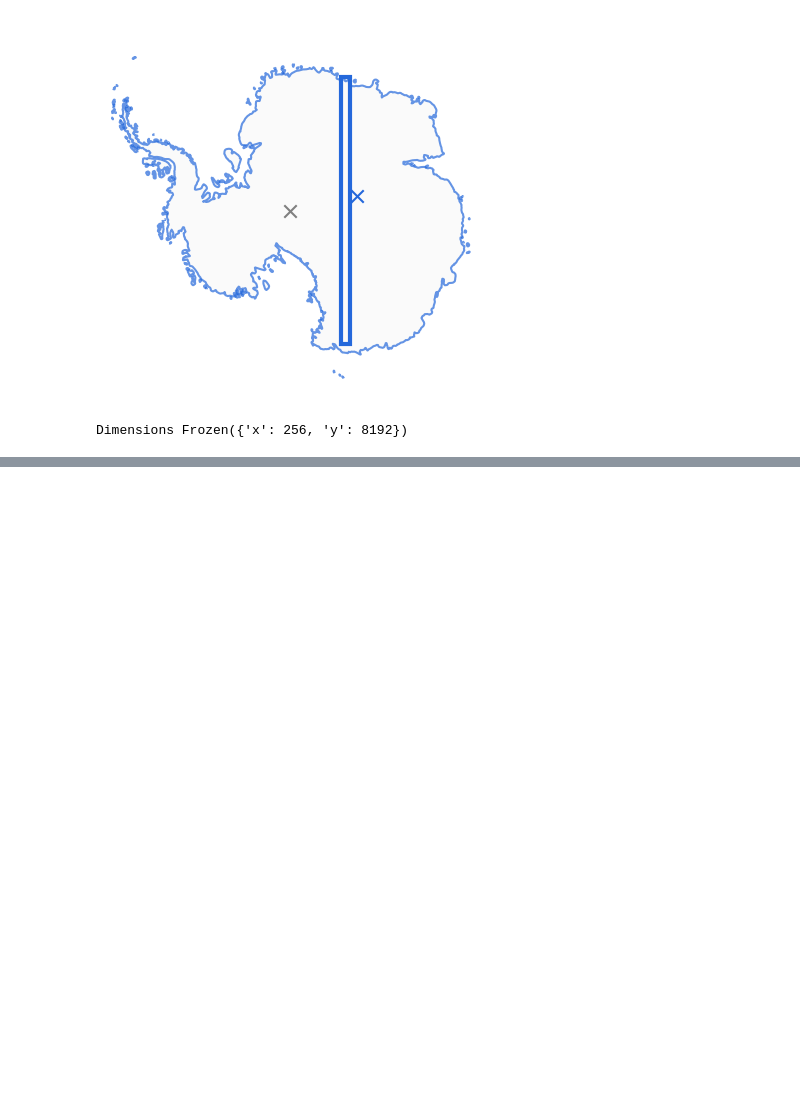
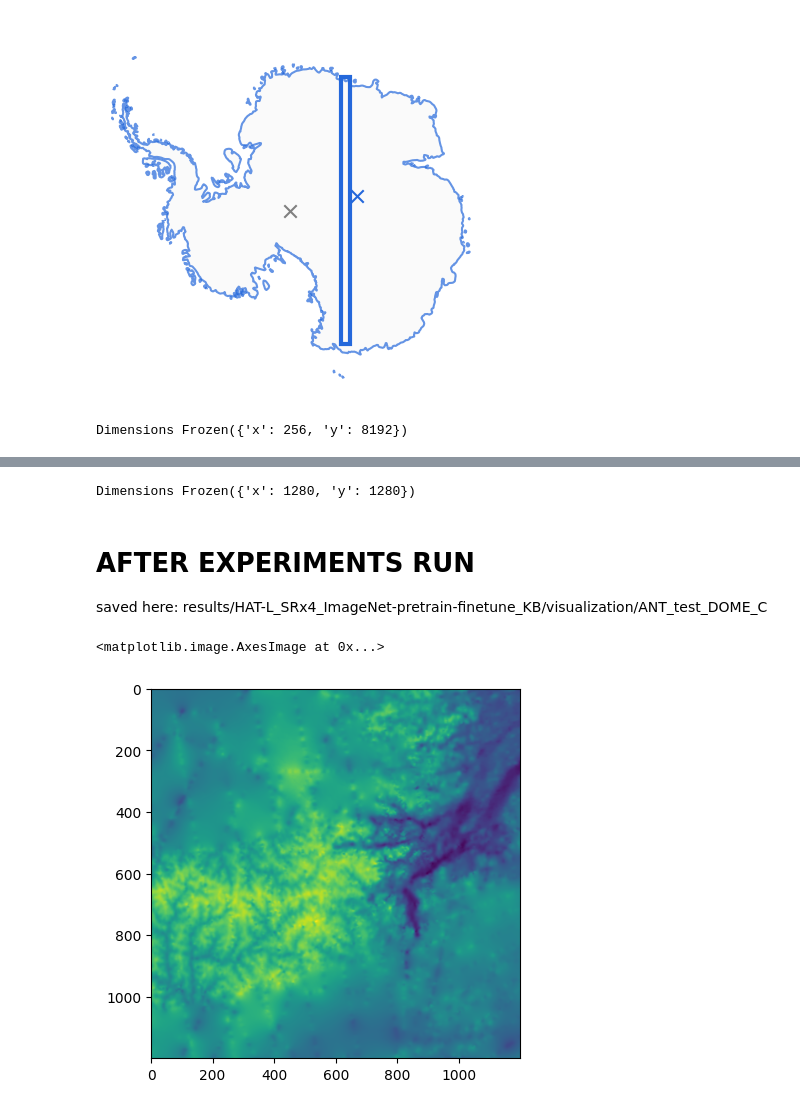
Before and after one commit to kimbente/finetune-HAT, a Jupyter notebook: KB_generate_train_val.ipynb, the cells around one changed output, grey strips where cells are left out. Drawn from its saved outputs; the diff is of its cells as text; code cells hidden in the pictures; blank space fills up the shorter version.

Commit message:
Finetuning_results

```diff
--- a/KB_generate_train_val.ipynb
+++ b/KB_generate_train_val.ipynb
@@ -468,0 +486,6 @@ Dimensions Frozen({'x': 256, 'y': 8192})
+# %%
+# Domain for HAT (larger)
+domec_y_min = 0
+domec_y_max = 639500
+domec_x_min = 899000
+domec_x_max = 1538500
@@ -468,0 +552,39 @@ Dimensions Frozen({'x': 256, 'y': 8192})
+# %%
+min_values, range_values = export_test256_images(bm_xr, domec_y_min, domec_y_max, domec_x_min, domec_x_max)
+# %% [output]
+Dimensions Frozen({'x': 1280, 'y': 1280})
+# %% [markdown]
+# AFTER EXPERIMENTS RUN
+
+saved here: results/HAT-L_SRx4_ImageNet-pretrain-finetune_KB/visualization/ANT_test_DOME_C
+# %%
+def load_test_estimates_project_back(min_tensor, range_tensor):
+    # Initialise empty tensor
+    all_images = torch.empty(size = (0, 256, 256))
+    # iterate
+    for i in range(25):
+        # Create filename: string with contant length
+        number = str(i)
+        while(len(number) < 4):
+            number = '0' + number
+
+        # print(number)
+        path = "results/HAT-L_SRx4_ImageNet-pretrain-finetune_KB/visualization/ANT_test_DOME_C/" + number + "_HAT-L_SRx4_ImageNet-pretrain-finetune_KB.png"
+
+        image = read_image(path)
+
+        og = (torch.sum(image, dim = 0)/( 3 * 255) * range_tensor[i]) + min_tensor[i]
+        all_images = torch.cat((all_images, og.unsqueeze(0)), dim = 0)
+
+    return(all_images)
+# %%
+all = load_test_estimates_project_back(min_values, range_values)
+# %%
+big_image = all[:, :, :].reshape(5, 5, 256, 256).permute(0, 2, 1, 3).reshape(1280, 1280)
+same_area = big_image[80:1280, 0:1200]
+
+import matplotlib.pyplot as plt
+plt.imshow(same_area)
+# %% [output]
+<matplotlib.image.AxesImage at 0x...>
+[figure, added]
```
Also changed, not shown: parts of 17 cells of this notebook, 5 other files.
